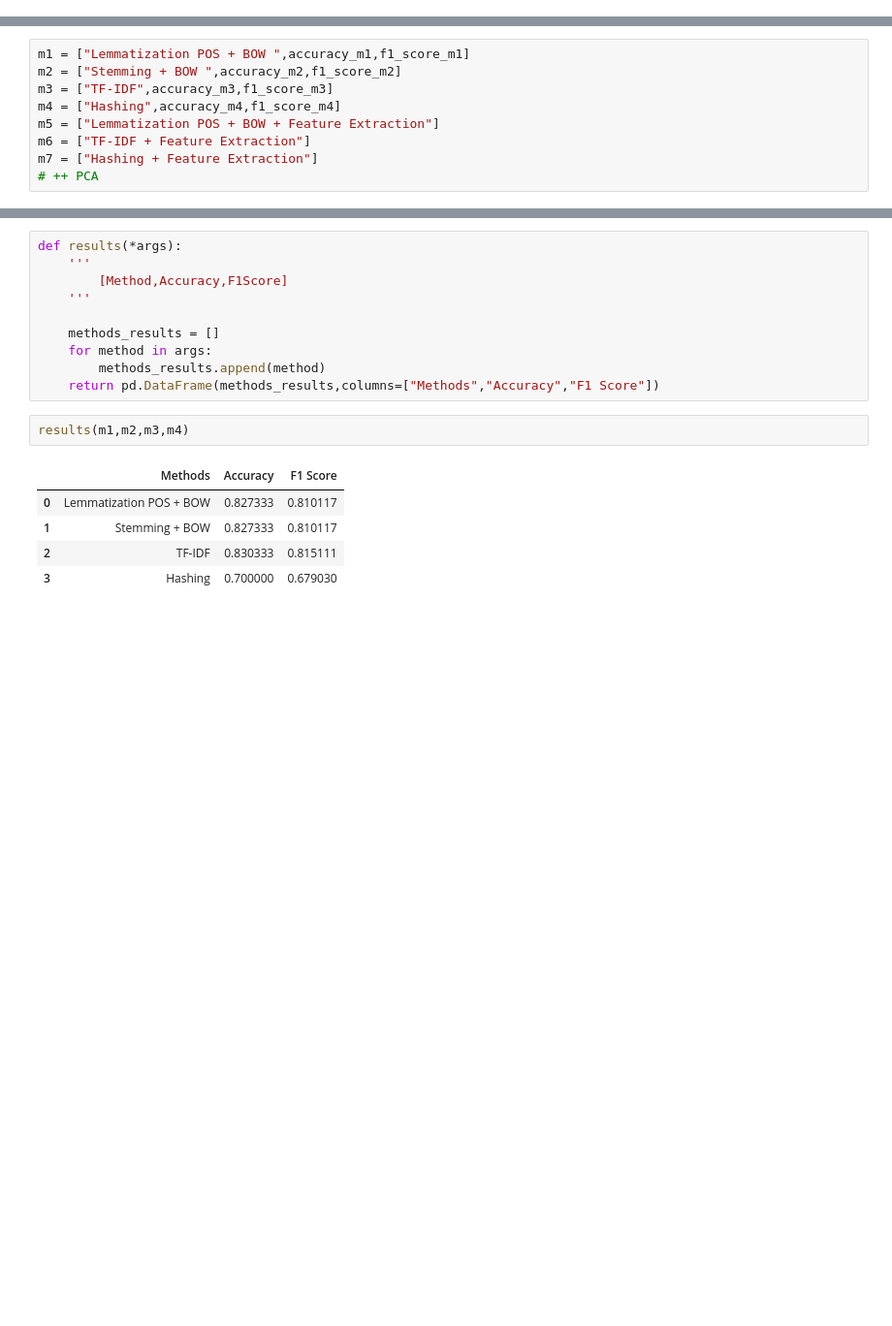
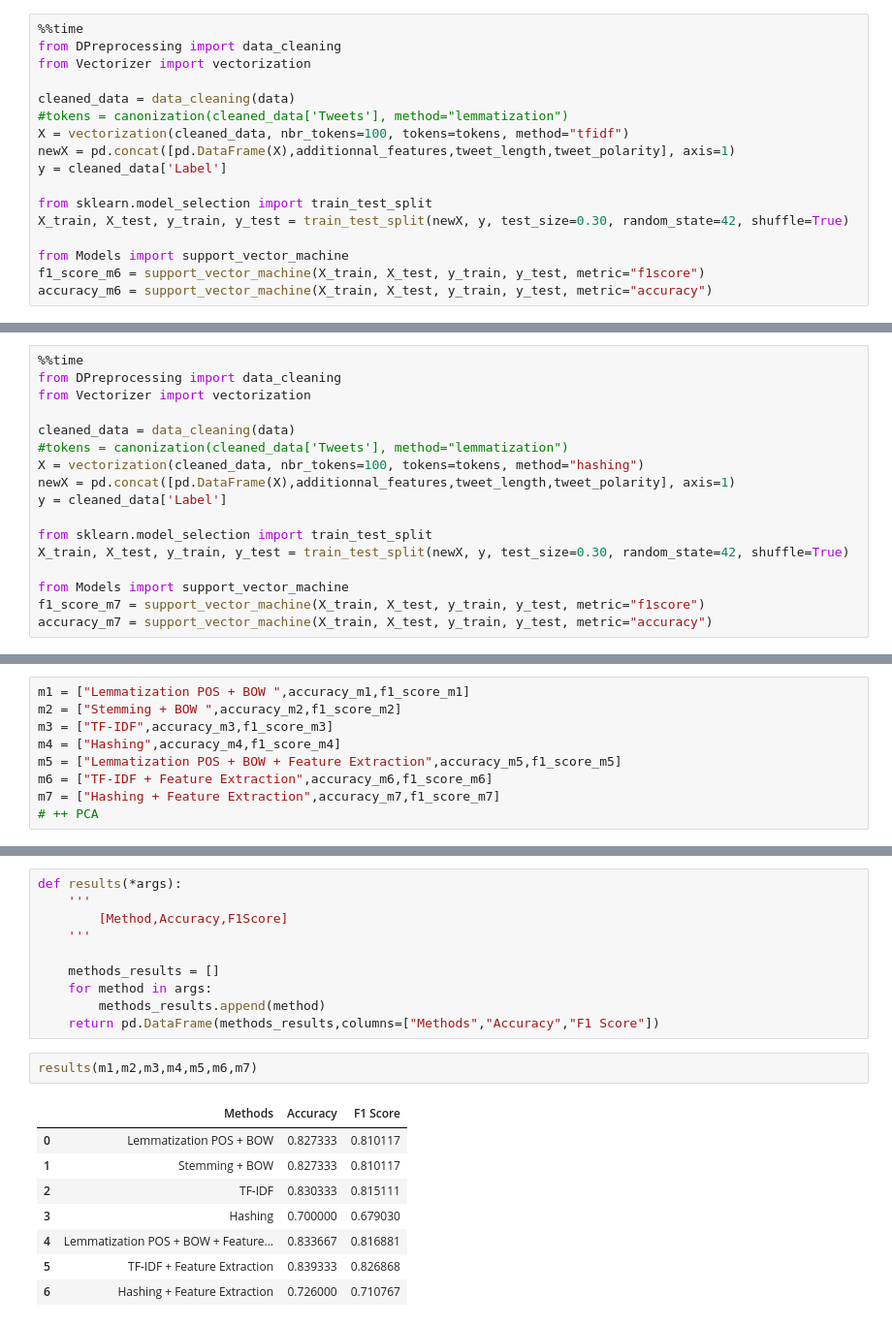
Before and after one commit to Nasseredd/DiscriminationTweetsProject, a Jupyter notebook: Analysis.ipynb, the cells around one changed output, grey strips where cells are left out. Shown: that part at 97% size. Cells and saved outputs as stored; diff of their text form; blank space fills up the shorter version.

Commit message:
Add Feature Extractions & Results with SVM

```diff
--- a/Analysis.ipynb
+++ b/Analysis.ipynb
@@ -512,2 +495,19 @@ tweet_polarity
 # %% [markdown]
 **TF-IDF + Feature Extraction**
+# %%
+%%time
+from DPreprocessing import data_cleaning
+from Vectorizer import vectorization
+
+cleaned_data = data_cleaning(data)
+#tokens = canonization(cleaned_data['Tweets'], method="lemmatization")
+X = vectorization(cleaned_data, nbr_tokens=100, tokens=tokens, method="tfidf")
+newX = pd.concat([pd.DataFrame(X),additionnal_features,tweet_length,tweet_polarity], axis=1)
+y = cleaned_data['Label']
+
+from sklearn.model_selection import train_test_split
+X_train, X_test, y_train, y_test = train_test_split(newX, y, test_size=0.30, random_state=42, shuffle=True)
+
+from Models import support_vector_machine
+f1_score_m6 = support_vector_machine(X_train, X_test, y_train, y_test, metric="f1score")
+accuracy_m6 = support_vector_machine(X_train, X_test, y_train, y_test, metric="accuracy")
@@ -514,2 +517,19 @@ tweet_polarity
 # %% [markdown]
 **Hashing + Feature Extraction**
+# %%
+%%time
+from DPreprocessing import data_cleaning
+from Vectorizer import vectorization
+
+cleaned_data = data_cleaning(data)
+#tokens = canonization(cleaned_data['Tweets'], method="lemmatization")
+X = vectorization(cleaned_data, nbr_tokens=100, tokens=tokens, method="hashing")
+newX = pd.concat([pd.DataFrame(X),additionnal_features,tweet_length,tweet_polarity], axis=1)
+y = cleaned_data['Label']
+
+from sklearn.model_selection import train_test_split
+X_train, X_test, y_train, y_test = train_test_split(newX, y, test_size=0.30, random_state=42, shuffle=True)
+
+from Models import support_vector_machine
+f1_score_m7 = support_vector_machine(X_train, X_test, y_train, y_test, metric="f1score")
+accuracy_m7 = support_vector_machine(X_train, X_test, y_train, y_test, metric="accuracy")
@@ -520,9 +543,9 @@ m1 = ["Lemmatization POS + BOW ",accuracy_m1,f1_score_m1]
 m2 = ["Stemming + BOW ",accuracy_m2,f1_score_m2]
 m3 = ["TF-IDF",accuracy_m3,f1_score_m3]
 m4 = ["Hashing",accuracy_m4,f1_score_m4]
-m5 = ["Lemmatization POS + BOW + Feature Extraction"]
-m6 = ["TF-IDF + Feature Extraction"]
-m7 = ["Hashing + Feature Extraction"]
+m5 = ["Lemmatization POS + BOW + Feature Extraction",accuracy_m5,f1_score_m5]
+m6 = ["TF-IDF + Feature Extraction",accuracy_m6,f1_score_m6]
+m7 = ["Hashing + Feature Extraction",accuracy_m7,f1_score_m7]
 # ++ PCA
 # %% [markdown]
 **RESULTS (Model : SVM)**
@@ -537,10 +560,13 @@ def results(*args):
         methods_results.append(method)
     return pd.DataFrame(methods_results,columns=["Methods","Accuracy","F1 Score"])
 # %%
-results(m1,m2,m3,m4)
+results(m1,m2,m3,m4,m5,m6,m7)
 # %% [output]
 |  | Methods | Accuracy | F1 Score |
 | 0 | Lemmatization POS + BOW | 0.827333 | 0.810117 |
 | 1 | Stemming + BOW | 0.827333 | 0.810117 |
 | 2 | TF-IDF | 0.830333 | 0.815111 |
 | 3 | Hashing | 0.700000 | 0.679030 |
+| 4 | Lemmatization POS + BOW + Feature... | 0.833667 | 0.816881 |
+| 5 | TF-IDF + Feature Extraction | 0.839333 | 0.826868 |
+| 6 | Hashing + Feature Extraction | 0.726000 | 0.710767 |
```
Also changed, not shown: parts of 7 cells of this notebook.
